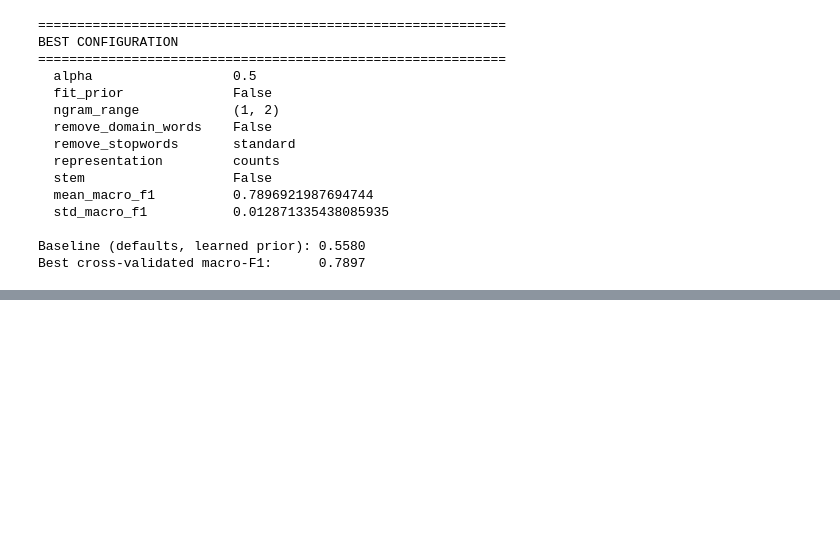
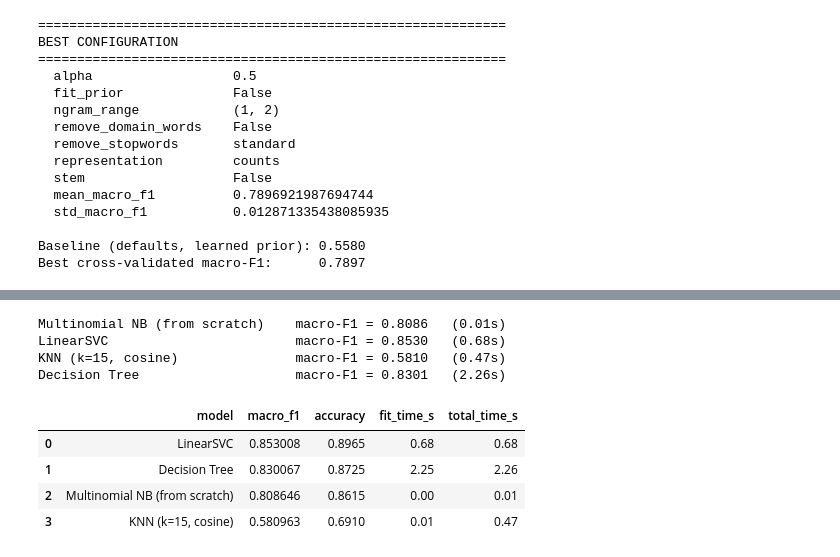
Before and after one commit to IdoAbadi/Machine-learning-course---Emotion-classification, a Jupyter notebook: emotion-classification.ipynb, the cells around one changed output, grey strips where cells are left out. Drawn from its saved outputs; the diff is of its cells as text; code cells hidden in the pictures; blank space fills up the shorter version.

Commit message:
final evaluations and comparison to sklearn models

```diff
--- a/emotion-classification.ipynb
+++ b/emotion-classification.ipynb
@@ -1206,0 +1729,48 @@ Best cross-validated macro-F1:      0.7897
+# %%
+from sklearn.svm import LinearSVC
+from sklearn.neighbors import KNeighborsClassifier
+from sklearn.tree import DecisionTreeClassifier
+
+models = {
+    'Multinomial NB (from scratch)': final_model,
+    'LinearSVC': LinearSVC(class_weight='balanced', random_state=42),
+    'KNN (k=15, cosine)': KNeighborsClassifier(n_neighbors=15, metric='cosine'),
+    'Decision Tree': DecisionTreeClassifier(class_weight='balanced',
+                                            random_state=42),
+}
+
+comparison = []
+
+for name, model in models.items():
+    t0 = time.time()
+
+    if name.startswith('Multinomial NB'):
+        pred = model.predict(X_test_best)          # already fitted in Part 4
+        fit_time = 0.0
+    else:
+        model.fit(X_train_best, y_train)
+        fit_time = time.time() - t0
+        pred = model.predict(X_test_best)
+
+    comparison.append({
+        'model': name,
+        'macro_f1': f1_score(y_test, pred, average='macro'),
+        'accuracy': (pred == y_test).mean(),
+        'fit_time_s': round(fit_time, 2),
+        'total_time_s': round(time.time() - t0, 2),
+    })
+    print(f"{name:<32} macro-F1 = {comparison[-1]['macro_f1']:.4f}   "
+          f"({comparison[-1]['total_time_s']}s)")
+
+comparison_df = pd.DataFrame(comparison).sort_values('macro_f1', ascending=False)
+display(comparison_df.reset_index(drop=True))
+# %% [output]
+Multinomial NB (from scratch)    macro-F1 = 0.8086   (0.01s)
+LinearSVC                        macro-F1 = 0.8530   (0.68s)
+KNN (k=15, cosine)               macro-F1 = 0.5810   (0.47s)
+Decision Tree                    macro-F1 = 0.8301   (2.26s)
+|  | model | macro_f1 | accuracy | fit_time_s | total_time_s |
+| 0 | LinearSVC | 0.853008 | 0.8965 | 0.68 | 0.68 |
+| 1 | Decision Tree | 0.830067 | 0.8725 | 2.25 | 2.26 |
+| 2 | Multinomial NB (from scratch) | 0.808646 | 0.8615 | 0.00 | 0.01 |
+| 3 | KNN (k=15, cosine) | 0.580963 | 0.6910 | 0.01 | 0.47 |
```
Also changed, not shown: parts of 28 cells of this notebook.
